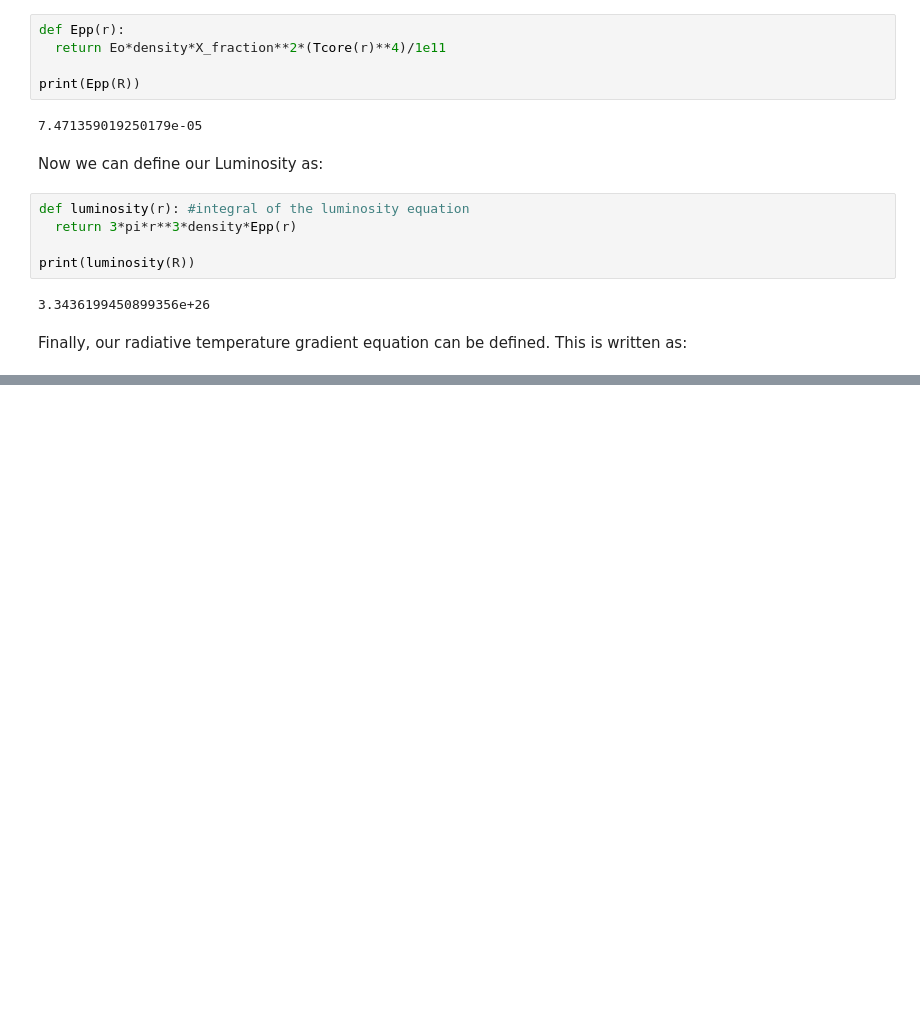
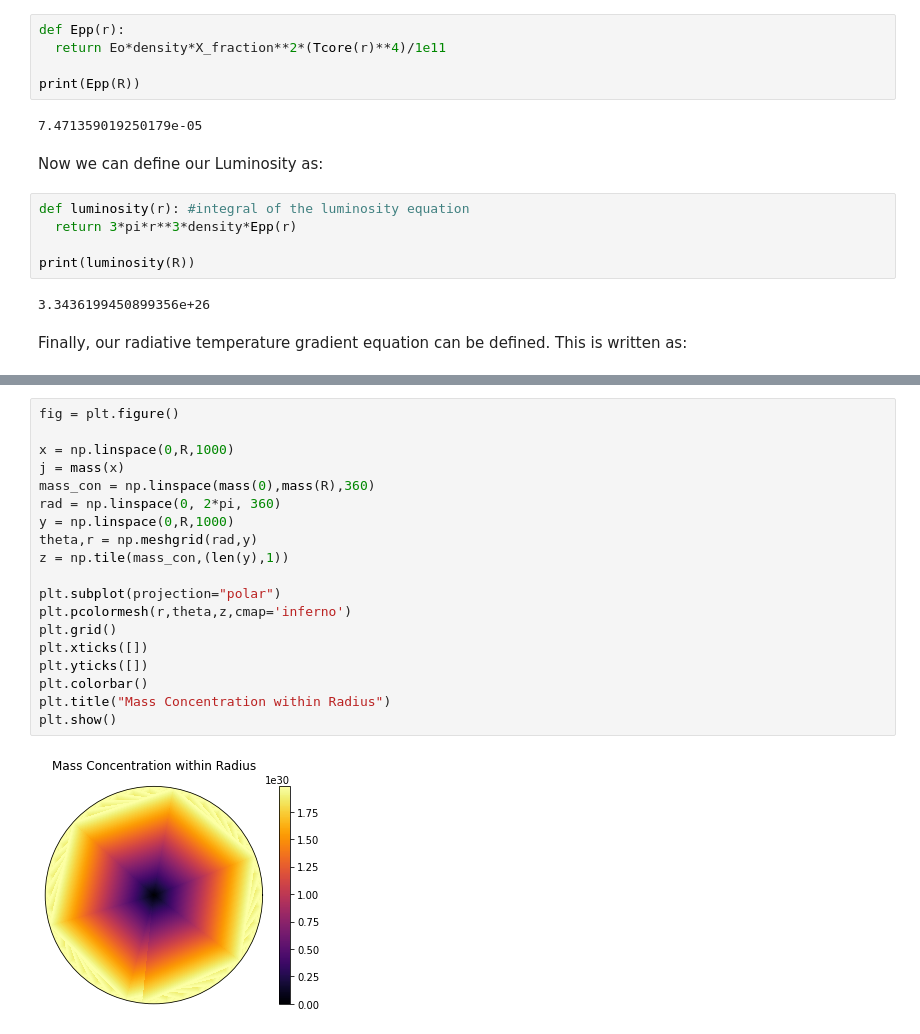
Before and after one commit to jercash/build_a_star_overcashFINAL, a Jupyter notebook: build_a_star_workshop_overcash.ipynb, the cells around one changed output, grey strips where cells are left out. Saved outputs shown, nothing was run; the diff lists cells and outputs as text; blank space fills up the shorter version.

```diff
--- a/build_a_star_workshop_overcash.ipynb
+++ b/build_a_star_workshop_overcash.ipynb
@@ -150,0 +141,21 @@ print(Trad(10))
+# %%
+fig = plt.figure()
+
+x = np.linspace(0,R,1000)
+j = mass(x)
+mass_con = np.linspace(mass(0),mass(R),360)
+rad = np.linspace(0, 2*pi, 360)
+y = np.linspace(0,R,1000)
+theta,r = np.meshgrid(rad,y)
+z = np.tile(mass_con,(len(y),1))
+
+plt.subplot(projection="polar")
+plt.pcolormesh(r,theta,z,cmap='inferno')
+plt.grid()
+plt.xticks([])
+plt.yticks([])
+plt.colorbar()
+plt.title("Mass Concentration within Radius")
+plt.show()
+# %% [output]
+[figure, added]
```
Also changed, not shown: parts of 16 cells of this notebook.
